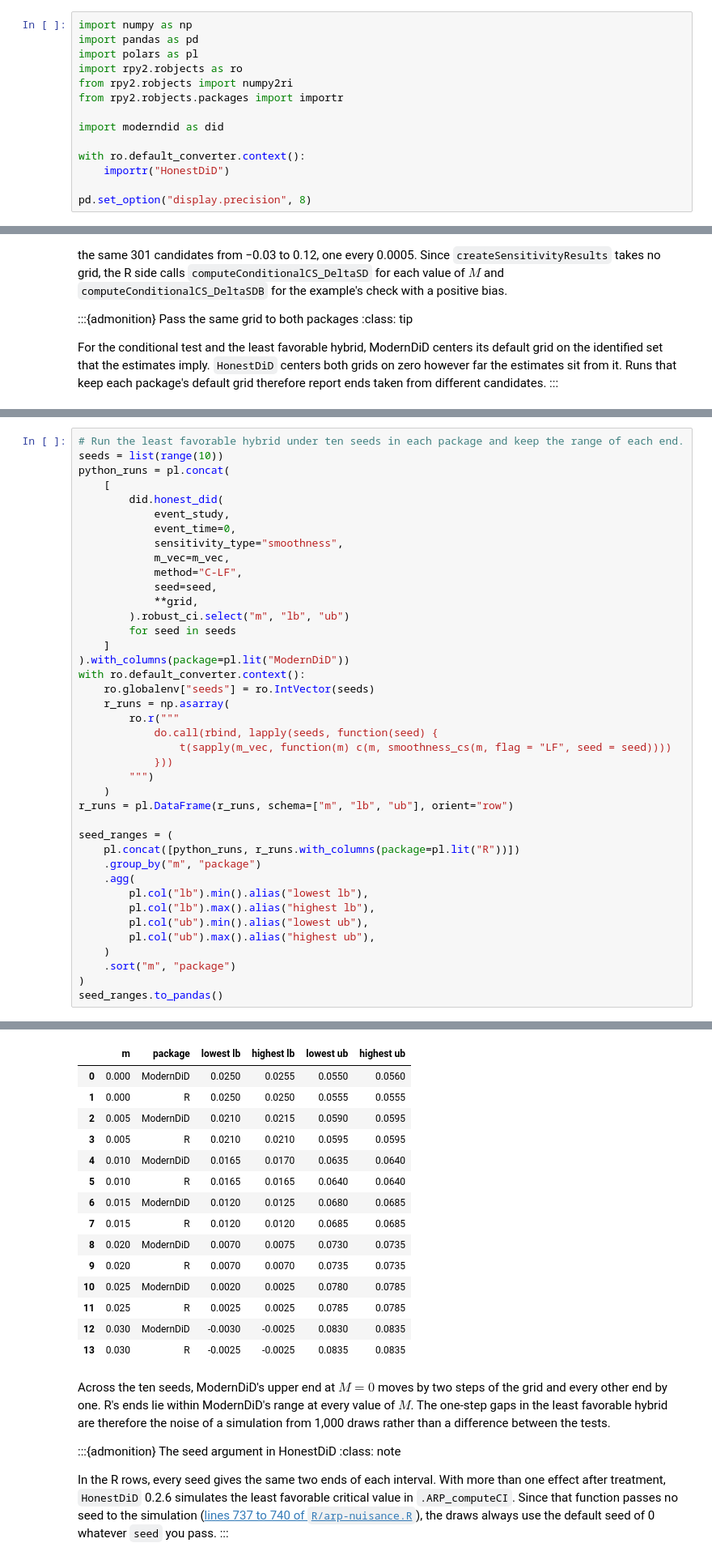
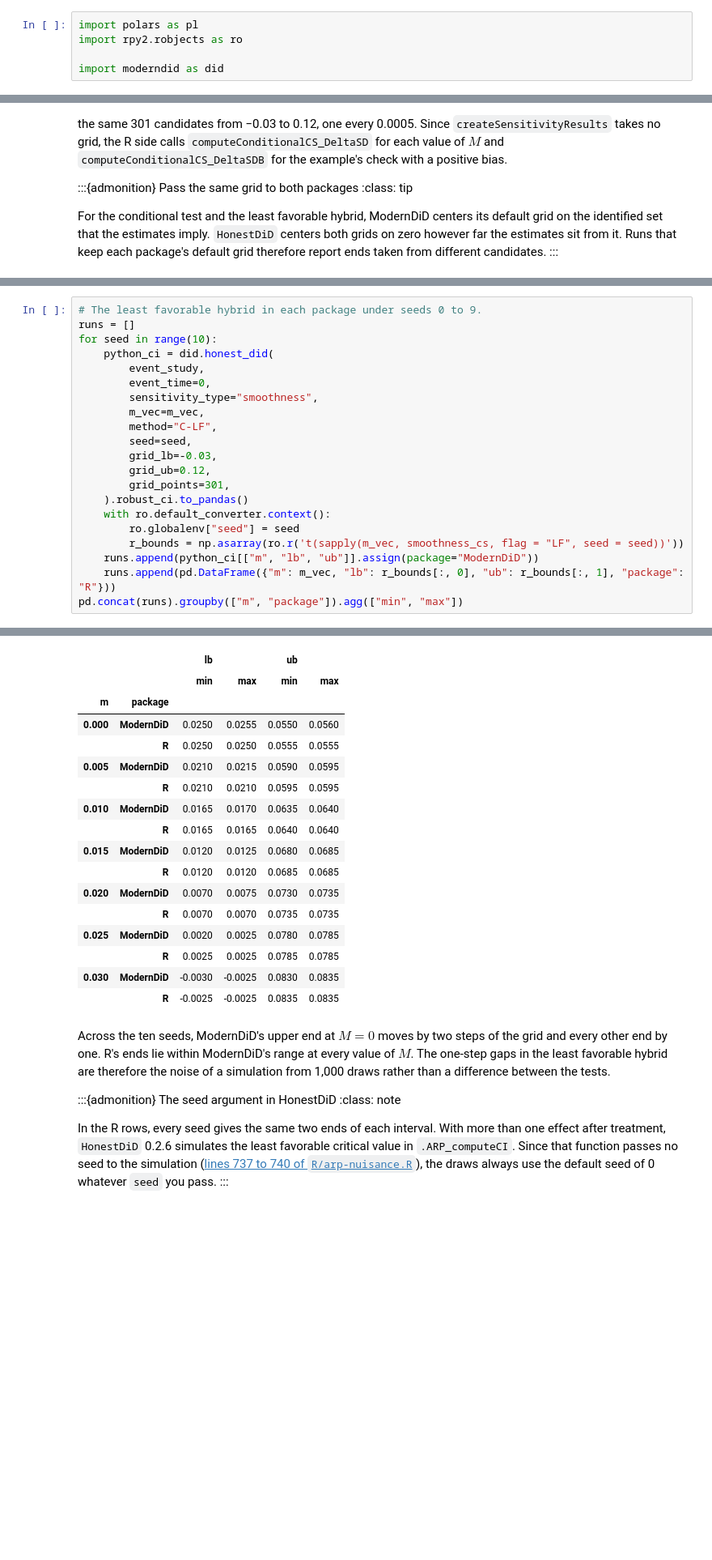
Before and after one commit to jordandeklerk/moderndid, a Jupyter notebook: docs/source/r_comparisons/r_honest.ipynb, the cells around one changed output, grey strips where cells are left out. Shown at 81% size. Drawn from its saved outputs; the diff is of its cells as text; blank space fills up the shorter version.

```diff
--- a/docs/source/r_comparisons/r_honest.ipynb
+++ b/docs/source/r_comparisons/r_honest.ipynb
@@ -40,19 +40,10 @@ checks the estimator behind the event study against R's `did` package on the
 minimum wage data.
 :::
 # %%
-import numpy as np
-import pandas as pd
 import polars as pl
 import rpy2.robjects as ro
-from rpy2.robjects import numpy2ri
-from rpy2.robjects.packages import importr
 
 import moderndid as did
-
-with ro.default_converter.context():
-    importr("HonestDiD")
-
-pd.set_option("display.precision", 8)
 # %% [output]
 Error importing in API mode: ImportError("dlopen(/Users/jordandeklerk/moderndid/.venv/lib/python3.12/site-packages/_rinterface_cffi_api.abi3.so, 0x0002): Library not loaded: /Library/Frameworks/R.fram ...
 Trying to import in ABI mode.
@@ -435,42 +435,23 @@ the range of each end.
 # %%
-# Run the least favorable hybrid under ten seeds in each package and keep the range of each end.
-seeds = list(range(10))
-python_runs = pl.concat(
-    [
-        did.honest_did(
-            event_study,
-            event_time=0,
-            sensitivity_type="smoothness",
-            m_vec=m_vec,
-            method="C-LF",
-            seed=seed,
-            **grid,
-        ).robust_ci.select("m", "lb", "ub")
-        for seed in seeds
-    ]
-).with_columns(package=pl.lit("ModernDiD"))
-with ro.default_converter.context():
-    ro.globalenv["seeds"] = ro.IntVector(seeds)
-    r_runs = np.asarray(
-        ro.r("""
-            do.call(rbind, lapply(seeds, function(seed) {
-                t(sapply(m_vec, function(m) c(m, smoothness_cs(m, flag = "LF", seed = seed))))
-            }))
-        """)
-    )
-r_runs = pl.DataFrame(r_runs, schema=["m", "lb", "ub"], orient="row")
-
-seed_ranges = (
-    pl.concat([python_runs, r_runs.with_columns(package=pl.lit("R"))])
-    .group_by("m", "package")
-    .agg(
-        pl.col("lb").min().alias("lowest lb"),
-        pl.col("lb").max().alias("highest lb"),
-        pl.col("ub").min().alias("lowest ub"),
-        pl.col("ub").max().alias("highest ub"),
-    )
-    .sort("m", "package")
-)
-seed_ranges.to_pandas()
+# The least favorable hybrid in each package under seeds 0 to 9.
+runs = []
+for seed in range(10):
+    python_ci = did.honest_did(
+        event_study,
+        event_time=0,
+        sensitivity_type="smoothness",
+        m_vec=m_vec,
+        method="C-LF",
+        seed=seed,
+        grid_lb=-0.03,
+        grid_ub=0.12,
+        grid_points=301,
+    ).robust_ci.to_pandas()
+    with ro.default_converter.context():
+        ro.globalenv["seed"] = seed
+        r_bounds = np.asarray(ro.r('t(sapply(m_vec, smoothness_cs, flag = "LF", seed = seed))'))
+    runs.append(python_ci[["m", "lb", "ub"]].assign(package="ModernDiD"))
+    runs.append(pd.DataFrame({"m": m_vec, "lb": r_bounds[:, 0], "ub": r_bounds[:, 1], "package": "R"}))
+pd.concat(runs).groupby(["m", "package"]).agg(["min", "max"])
 # %% [output]
 R callback write-console: In addition:
@@ -479,18 +474,20 @@ R callback write-console:
-|  | m | package | lowest lb | highest lb | lowest ub | highest ub |
-| 0 | 0.000 | ModernDiD | 0.0250 | 0.0255 | 0.0550 | 0.0560 |
-| 1 | 0.000 | R | 0.0250 | 0.0250 | 0.0555 | 0.0555 |
-| 2 | 0.005 | ModernDiD | 0.0210 | 0.0215 | 0.0590 | 0.0595 |
-| 3 | 0.005 | R | 0.0210 | 0.0210 | 0.0595 | 0.0595 |
-| 4 | 0.010 | ModernDiD | 0.0165 | 0.0170 | 0.0635 | 0.0640 |
-| 5 | 0.010 | R | 0.0165 | 0.0165 | 0.0640 | 0.0640 |
-| 6 | 0.015 | ModernDiD | 0.0120 | 0.0125 | 0.0680 | 0.0685 |
-| 7 | 0.015 | R | 0.0120 | 0.0120 | 0.0685 | 0.0685 |
-| 8 | 0.020 | ModernDiD | 0.0070 | 0.0075 | 0.0730 | 0.0735 |
-| 9 | 0.020 | R | 0.0070 | 0.0070 | 0.0735 | 0.0735 |
-| 10 | 0.025 | ModernDiD | 0.0020 | 0.0025 | 0.0780 | 0.0785 |
-| 11 | 0.025 | R | 0.0025 | 0.0025 | 0.0785 | 0.0785 |
-| 12 | 0.030 | ModernDiD | -0.0030 | -0.0025 | 0.0830 | 0.0835 |
-| 13 | 0.030 | R | -0.0025 | -0.0025 | 0.0835 | 0.0835 |
+|  |  | lb |  | ub |  |
+|  |  | min | max | min | max |
+| m | package |  |  |  |  |
+| 0.000 | ModernDiD | 0.0250 | 0.0255 | 0.0550 | 0.0560 |
+|  | R | 0.0250 | 0.0250 | 0.0555 | 0.0555 |
+| 0.005 | ModernDiD | 0.0210 | 0.0215 | 0.0590 | 0.0595 |
+|  | R | 0.0210 | 0.0210 | 0.0595 | 0.0595 |
+| 0.010 | ModernDiD | 0.0165 | 0.0170 | 0.0635 | 0.0640 |
+|  | R | 0.0165 | 0.0165 | 0.0640 | 0.0640 |
+| 0.015 | ModernDiD | 0.0120 | 0.0125 | 0.0680 | 0.0685 |
+|  | R | 0.0120 | 0.0120 | 0.0685 | 0.0685 |
+| 0.020 | ModernDiD | 0.0070 | 0.0075 | 0.0730 | 0.0735 |
+|  | R | 0.0070 | 0.0070 | 0.0735 | 0.0735 |
+| 0.025 | ModernDiD | 0.0020 | 0.0025 | 0.0780 | 0.0785 |
+|  | R | 0.0025 | 0.0025 | 0.0785 | 0.0785 |
+| 0.030 | ModernDiD | -0.0030 | -0.0025 | 0.0830 | 0.0835 |
+|  | R | -0.0025 | -0.0025 | 0.0835 | 0.0835 |
 # %% [markdown]
 Across the ten seeds, ModernDiD's upper end at $M = 0$ moves by two steps of
 the grid and every other end by one. R's ends lie within ModernDiD's range at
```
Also changed, not shown: parts of 23 cells of this notebook, 16 other files.
